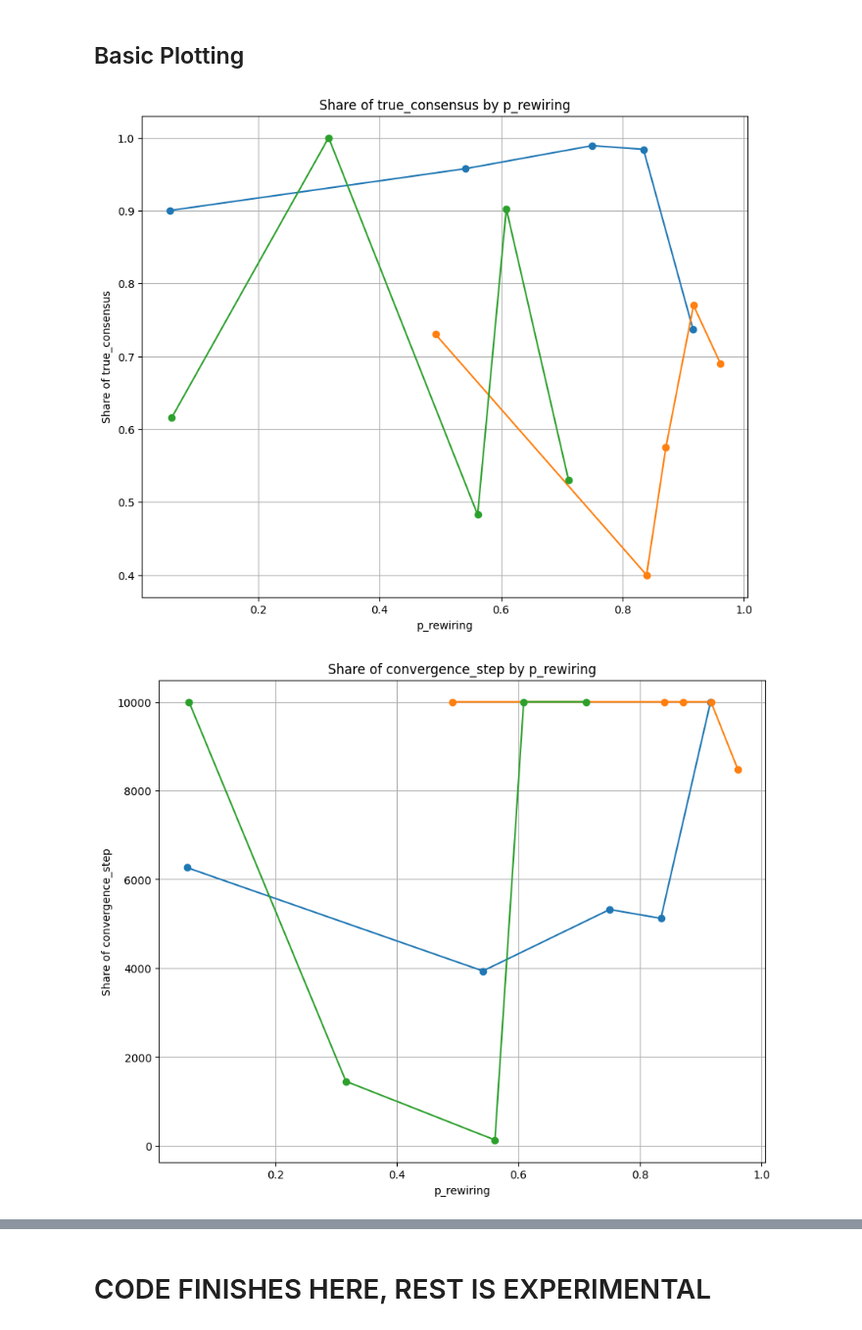
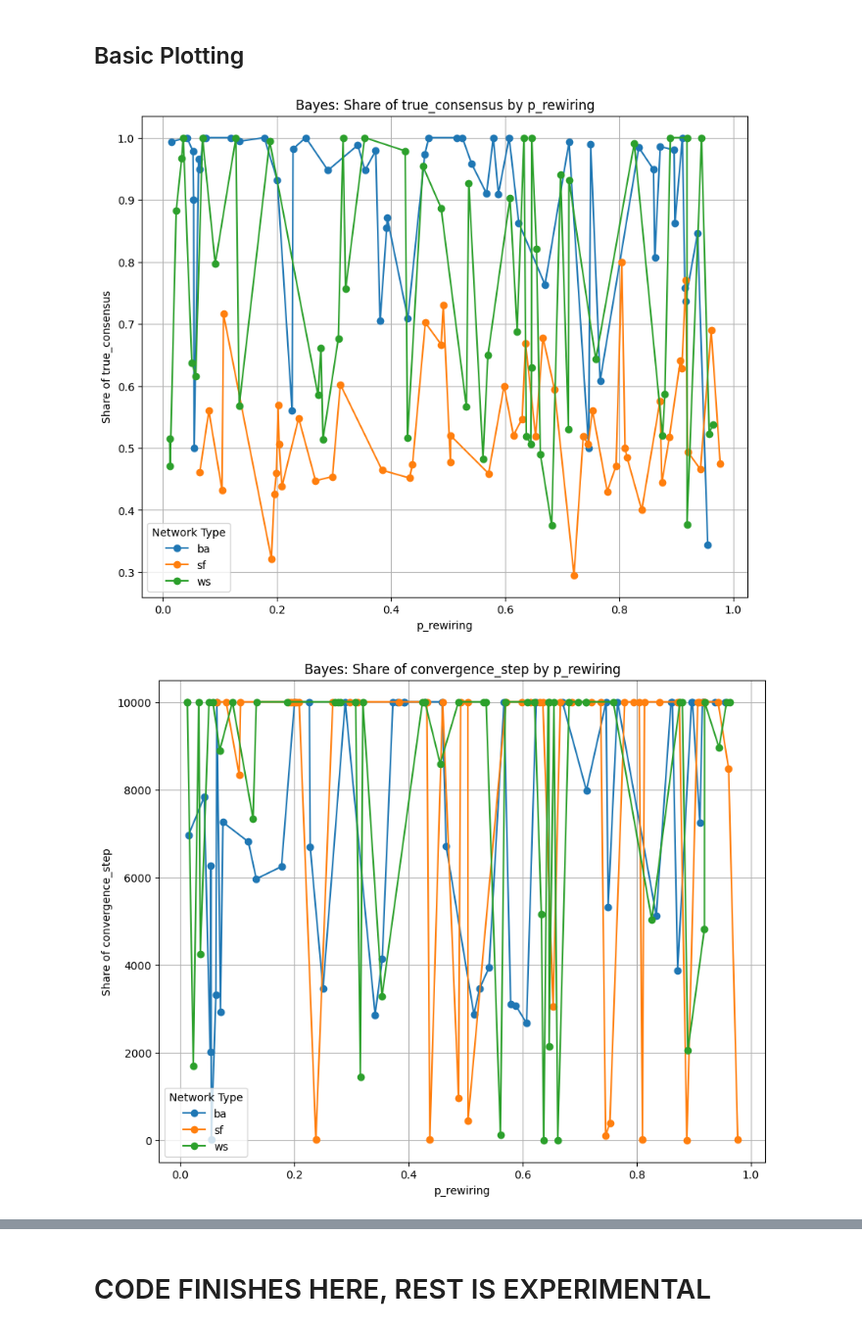
Before and after one commit to MNoichl/network_epistemology_playground, a Jupyter notebook: cleaned_files/simulations_artifnet_clean.ipynb, the cells around one changed output, grey strips where cells are left out. Shown at 98% size. Saved outputs shown, nothing was run; the diff lists cells and outputs as text; code cells hidden in the pictures.

```diff
--- a/cleaned_files/simulations_artifnet_clean.ipynb
+++ b/cleaned_files/simulations_artifnet_clean.ipynb
@@ -195,6 +195,6 @@ test_results_df.head()
 # %%
 # Bayes Agent
-do_initial_simulation = True
+do_initial_simulation = False
 if do_initial_simulation:
     n_sims = 5 # this is for each type of rewiring
     bayes_results_df = pd.DataFrame(columns=test_results_df.columns)
@@ -210,9 +210,9 @@ if do_initial_simulation:
 
 saved_bayes_results_df = pd.read_csv('./results_data/bayesagent_results_df.csv')
 
-add_simulations = False
+add_simulations = True
 if add_simulations:
-    n_sims = 490 # this is for each type of rewiring
+    n_sims = 450 # this is for each type of rewiring
     bayes_results_df = pd.DataFrame(columns=test_results_df.columns)
     for rewiring_type in ['randomize']:
         for type_of_network in ['ba','sf','ws']:
@@ -248,6 +230,6 @@ memory usage: 2.0+ KB
 # %%
 # Beta Agent
-do_initial_simulation = True
+do_initial_simulation = False
 if do_initial_simulation:
     n_sims = 5
     beta_results_df = pd.DataFrame(columns=test_results_df.columns)
@@ -263,9 +245,9 @@ if do_initial_simulation:
 
 saved_beta_results_df = pd.read_csv('./results_data/betaagent_results_df.csv')
 
-add_simulations = False
+add_simulations = True
 if add_simulations:
-    n_sims = 490 # this is for each type of rewiring
+    n_sims = 450 # this is for each type of rewiring
     beta_results_df = pd.DataFrame(columns=test_results_df.columns)
     for rewiring_type in ['randomize']:
         for type_of_network in ['ba','sf','ws']:
@@ -302,36 +284,38 @@ memory usage: 2.0+ KB
 # %% [markdown]
 # Now Some Plotting
-# %%
-grouped = beta_results_df.groupby(['rewiring_type', 'p_rewiring'])['true_consensus'].mean().reset_index()
-#grouped
 # %% [markdown]
 ## Basic Plotting
 # %%
-def plot_results(results_df=bayes_results_df,variable_of_interest = 'true_consensus',regressor = 'n_agents'):
+def plot_results(results_df=bayes_results_df, variable_of_interest='true_consensus', regressor='n_agents', agent_type='Bayes'):
+    # Grouping the data by network type and regressor and calculating the mean for the variable of interest
     grouped = results_df.groupby(['network_type', regressor])[variable_of_interest].mean().reset_index()
 
-    # Preparing for the line plot
-    #grouped['mid_bin'] = grouped['binned'].apply(lambda x: x.mid).astype(float)  # Getting the midpoint of bins for plotting
-
-    # Plotting
+    # Preparing the figure
     plt.figure(figsize=(10, 8))
 
+    # Looping over each network type and plotting the corresponding line
     for network_type in results_df['network_type'].unique():
         subset = grouped[grouped['network_type'] == network_type]
         plt.plot(subset[regressor], subset[variable_of_interest], marker='o', label=network_type)
 
+    # Setting the labels and title
     plt.xlabel(regressor)
-    plt.ylabel('Share of '+variable_of_interest)
-    plt.title('Share of '+ variable_of_interest +' by ' + regressor)
-    #opinionated.add_legend(title='network_type')
+    plt.ylabel('Share of ' + variable_of_interest)
+    plt.title(agent_type+': '+ 'Share of ' + variable_of_interest + ' by ' + regressor)
 
+    # Adding the legend for network types
+    plt.legend(title='Network Type')
+
+    # Enabling grid
     plt.grid(True)
+
+    # Display the plot
     plt.show()
 # %%
-plot_results(bayes_results_df,variable_of_interest = 'true_consensus',regressor = 'p_rewiring')
-plot_results(bayes_results_df,variable_of_interest = 'convergence_step',regressor = 'p_rewiring')
-plot_results(beta_results_df,variable_of_interest = 'true_consensus',regressor = 'p_rewiring')
-plot_results(beta_results_df,variable_of_interest = 'convergence_step',regressor = 'p_rewiring')
+plot_results(bayes_results_df,variable_of_interest = 'true_consensus',regressor = 'p_rewiring',agent_type='Bayes')
+plot_results(bayes_results_df,variable_of_interest = 'convergence_step',regressor = 'p_rewiring',agent_type='Bayes')
+plot_results(beta_results_df,variable_of_interest = 'true_consensus',regressor = 'p_rewiring',agent_type='Beta')
+plot_results(beta_results_df,variable_of_interest = 'convergence_step',regressor = 'p_rewiring',agent_type='Beta')
 # %% [output]
-[figure, old version]
+[figure, new version]
-[figure, old version]
+[figure, new version]
```
Also changed, not shown: parts of 4 cells of this notebook, 3 other files.
